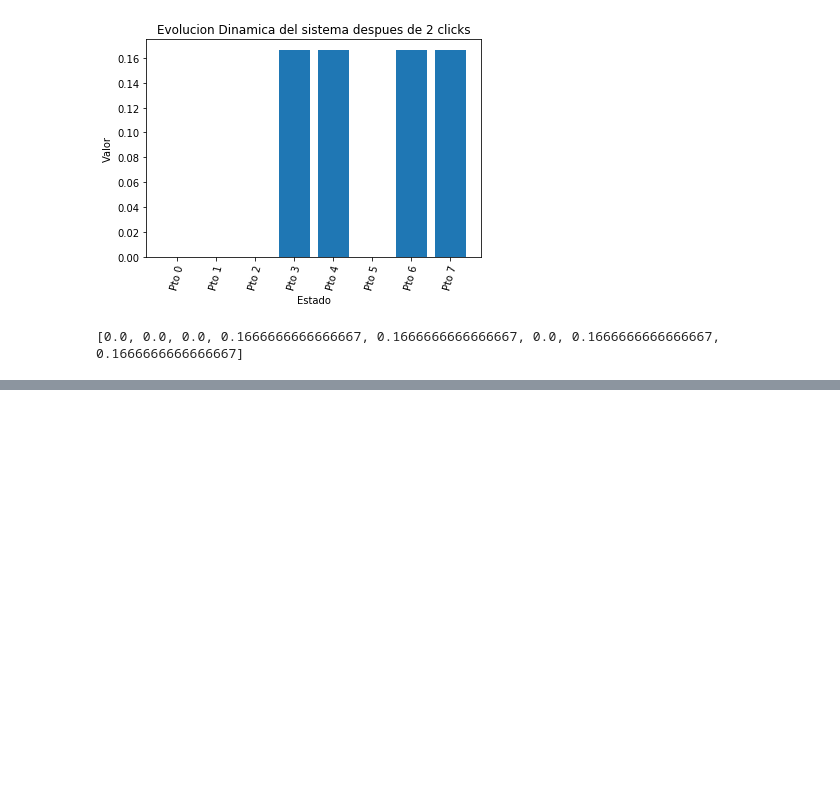
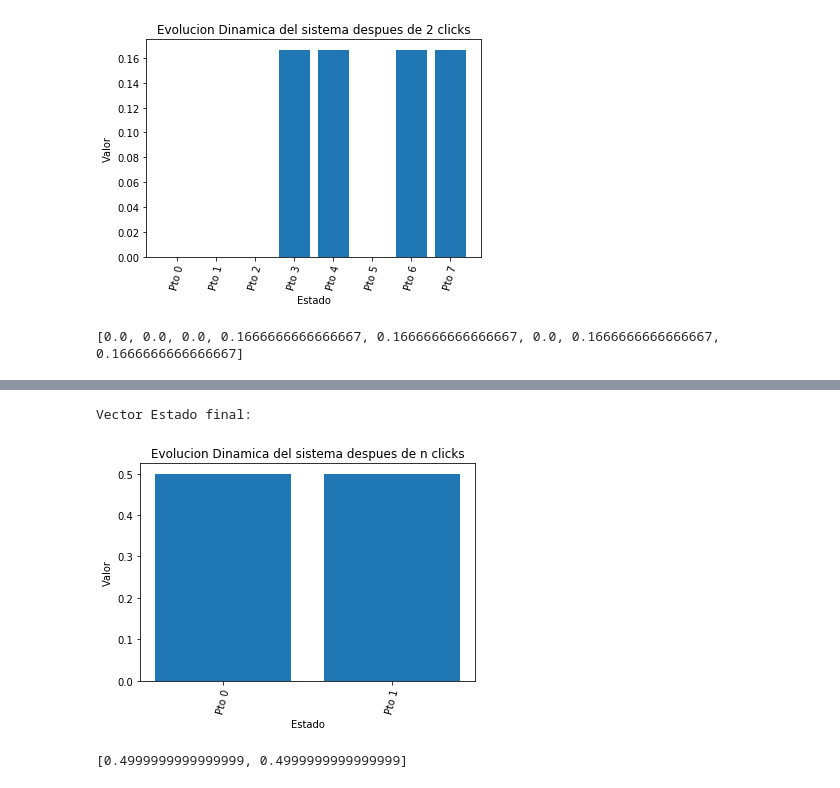
Before and after one commit to AriasAEnima/CNYT, a Jupyter notebook: Librerias/Proyecto 2.ipynb, the cells around one changed output, grey strips where cells are left out. Saved outputs shown, nothing was run; the diff lists cells and outputs as text; code cells hidden in the pictures; blank space fills up the shorter version.

```diff
--- a/Librerias/Proyecto 2.ipynb
+++ b/Librerias/Proyecto 2.ipynb
@@ -46,0 +96,22 @@ Vector Estado final:
+# %%
+from Numeros_Complejos.libreriacomplejos import complejo as c
+from Matriz_Compleja.libreriamatrices import multmat as mult
+
+def X():
+    return mc([[(0,0),(1,0)],[(1,0),(0,0)]])
+
+def H():
+    return mc([[(1/sqrt(2),0),(1/sqrt(2),0)],[(1/sqrt(2),0),(-1/sqrt(2),0)]])
+
+
+q=mc([[(1,0)],[(0,0)]])
+
+algoritmo=[X(),H(),X()]
+ans=q
+for i in algoritmo:
+    ans=mult(i,ans)
+resultadoc(V=ans,clicks="n")
+# %% [output]
+Vector Estado final:
+[figure, added]
+[0.4999999999999999, 0.4999999999999999]
```
Also changed, not shown: parts of 13 cells of this notebook, 11 other files.
